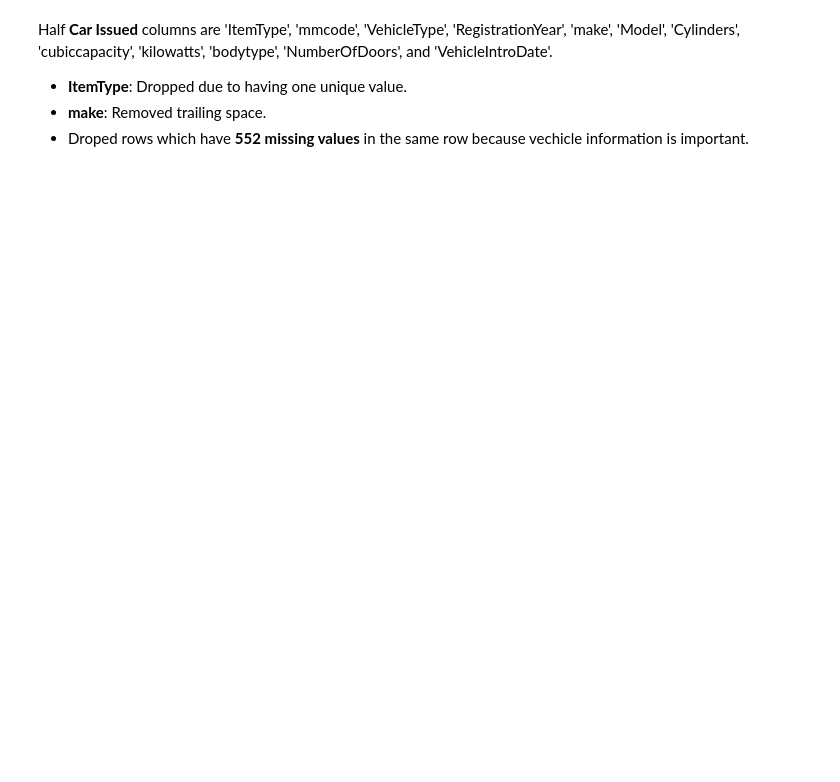
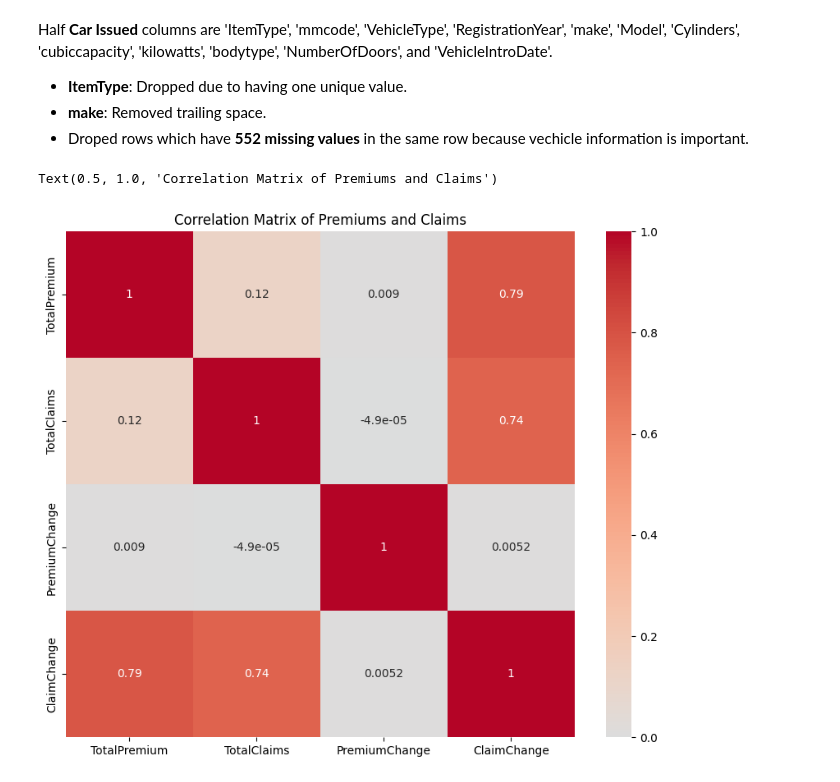
Before and after one commit to Martha3001/insurance-risk-analytics-week3, a Jupyter notebook: notebooks/visualization.ipynb, the cells around one changed output. Drawn from its saved outputs; the diff is of its cells as text; code cells hidden in the pictures; blank space fills up the shorter version.

Commit message:
update: add more visuale

```diff
--- a/notebooks/visualization.ipynb
+++ b/notebooks/visualization.ipynb
@@ -103,3 +94,16 @@ Half **Car Issued** columns are 'ItemType', 'mmcode',
 - **ItemType**: Dropped due to having one unique value.
 - **make**: Removed trailing space.
 - Droped rows which have  **552 missing values** in the same row because vechicle information is important.
+# %%
+# Calculate monthly changes
+df['PremiumChange'] = df.groupby('PostalCode')['TotalPremium'].pct_change()
+df['ClaimChange'] = df.groupby('PostalCode')['TotalClaims'].pct_change()
+
+# Correlation matrix (all numerical variables)
+corr_matrix = df[['TotalPremium', 'TotalClaims', 'PremiumChange', 'ClaimChange']].corr()
+plt.figure(figsize=(10,8))
+sns.heatmap(corr_matrix, annot=True, cmap='coolwarm', center=0)
+plt.title('Correlation Matrix of Premiums and Claims')
+# %% [output]
+Text(0.5, 1.0, 'Correlation Matrix of Premiums and Claims')
+[figure, added]
```
Also changed, not shown: parts of 8 cells of this notebook.
